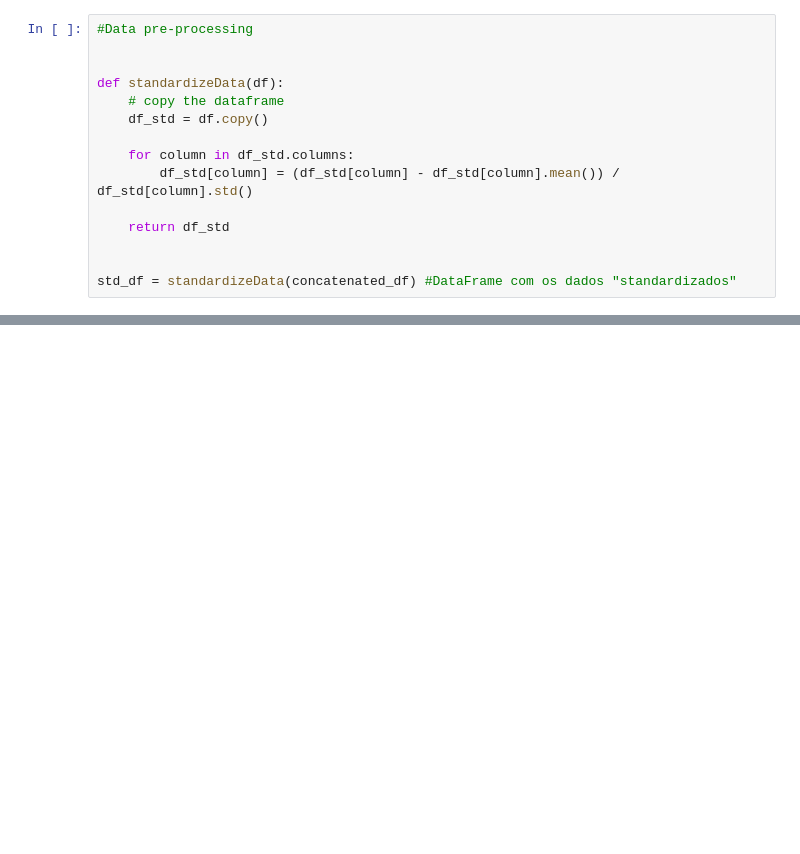
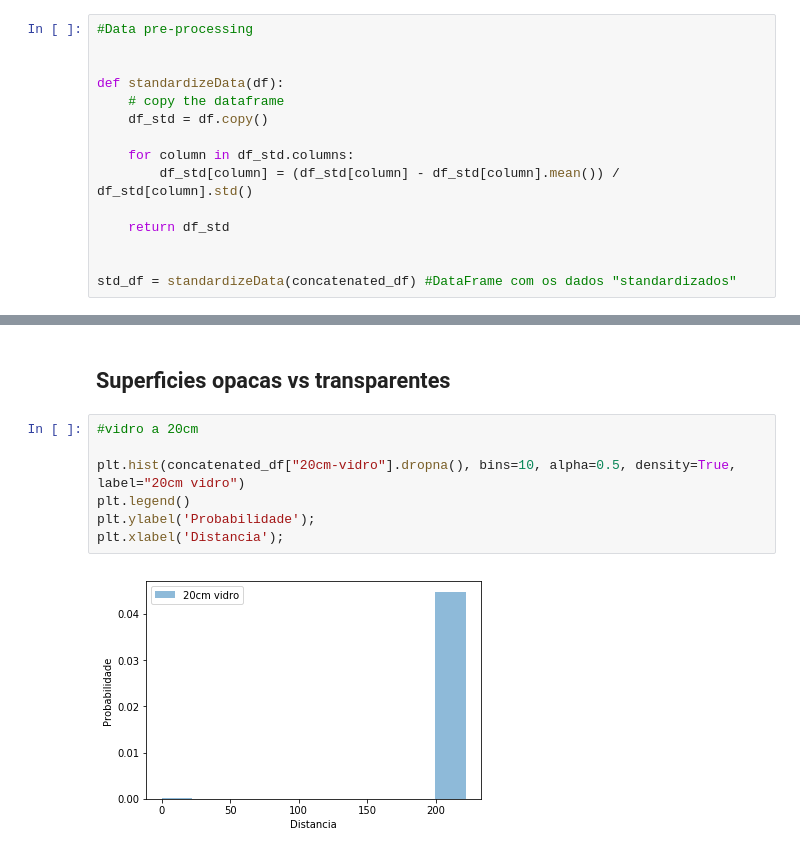
Before and after one commit to ROS-Force/NavCAM-Contest, a Jupyter notebook: Resultados/Scripts/First_Objectives.ipynb, the cells around one changed output, grey strips where cells are left out. Drawn from its saved outputs; the diff is of its cells as text; blank space fills up the shorter version.

```diff
--- a/Resultados/Scripts/First_Objectives.ipynb
+++ b/Resultados/Scripts/First_Objectives.ipynb
@@ -57,0 +73,11 @@ plt.xlabel('Data');
+# %% [markdown]
+## Superficies opacas vs transparentes
+# %%
+#vidro a 20cm
+
+plt.hist(concatenated_df["20cm-vidro"].dropna(), bins=10, alpha=0.5, density=True, label="20cm vidro")
+plt.legend()
+plt.ylabel('Probabilidade');
+plt.xlabel('Distancia');
+# %% [output]
+[figure, added]
```
Also changed, not shown: parts of 8 cells of this notebook, 4 other files.
